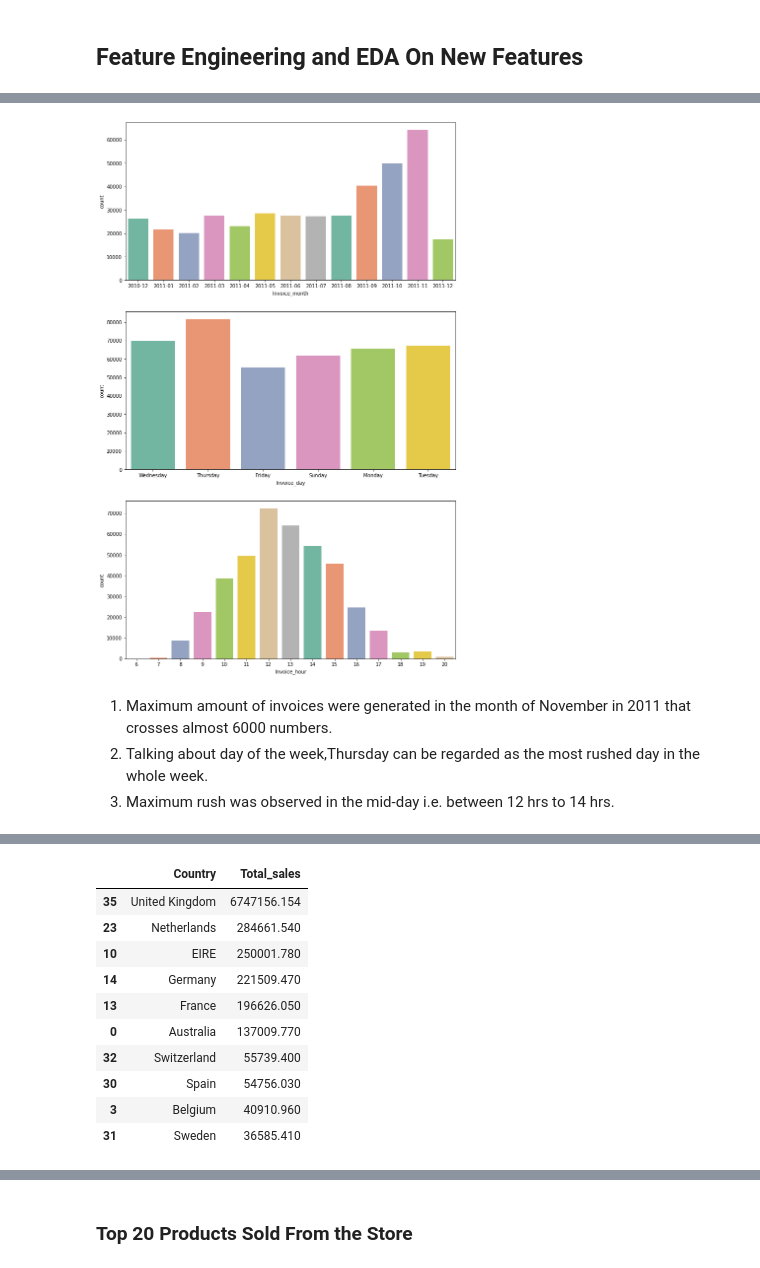
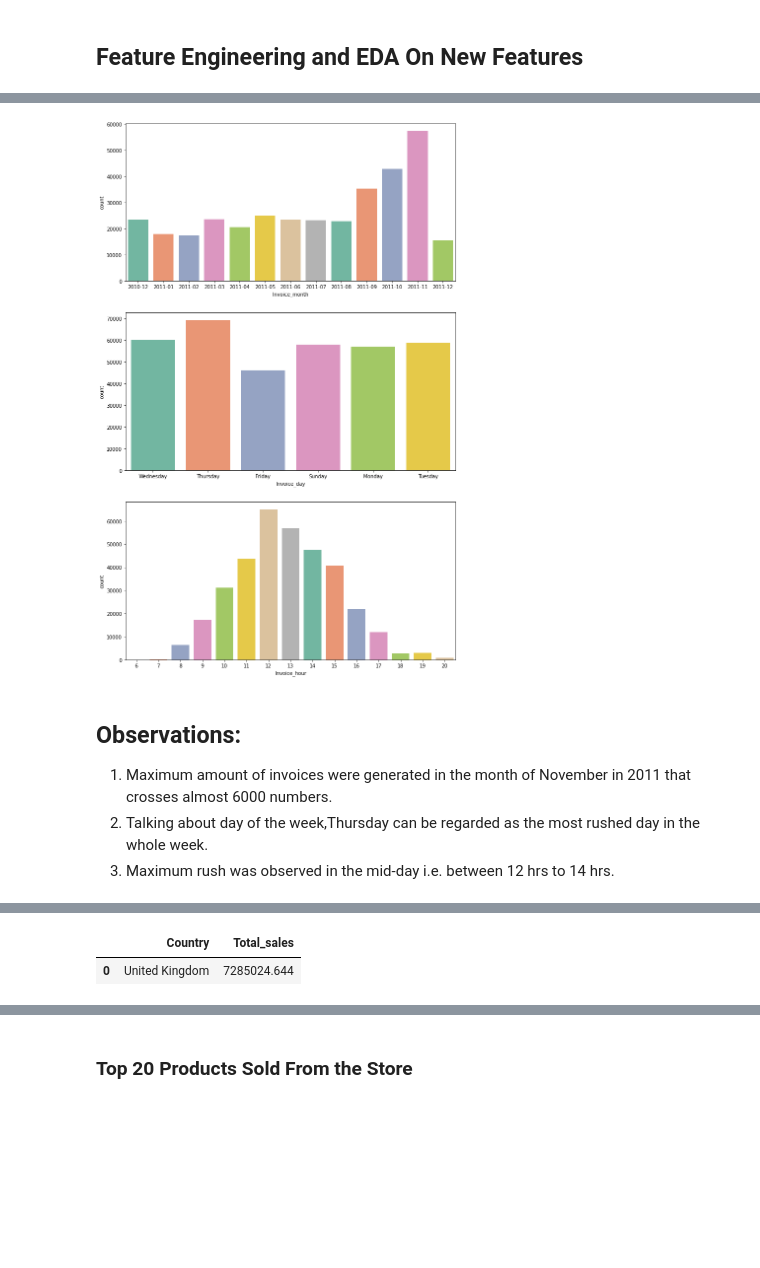
Before and after one commit to solankinitin1210/Capstone-Online-Retail-Customer-Segmentation, a Jupyter notebook: Online_Retail_Customer_Segmentation_Capstone_Project.ipynb, the cells around one changed output, grey strips where cells are left out. Cells and saved outputs as stored; diff of their text form; code cells hidden in the pictures; blank space fills up the shorter version.

```diff
--- a/Online_Retail_Customer_Segmentation_Capstone_Project.ipynb
+++ b/Online_Retail_Customer_Segmentation_Capstone_Project.ipynb
@@ -45,7 +59,8 @@ from IPython.display import display_html
 # **Loading Dataset**
 # %%
 #importing the dataset in our colab envirnoment
-df=pd.read_excel('/content/drive/MyDrive/Almabetter/Capstone Project 4/Online Retail.xlsx')
+working_dir_path ="/content/drive/MyDrive/Almabetter/Capstone Project 4/Online Retail.xlsx"
+df=pd.read_excel(working_dir_path)
 # %% [markdown]
 #  **Initial Data review**
 # %%
@@ -446,14 +501,14 @@ df.shape
 Majority of the transactions are from United Kingdom,other countries are costitute very small proportions in order to make our segmentation clean we will be going ahead with the United Kingdom data only.
 # %%
 # Filtering the dataset
-df = df.loc[df['Country'] == 'United Kingdom']
+uk_data = df.loc[df['Country'] == 'United Kingdom']
 # %% [markdown]
 ## **Feature Engineering and EDA On New Features**
 # %%
 # Adding new features month , day and hour from invoice date
-df['Invoice_day'] = df['InvoiceDate'].dt.day_name()
-df['Invoice_hour'] = df['InvoiceDate'].dt.hour
-df['Invoice_month']=df['InvoiceDate'].dt.to_period('M')
-df['month']=df['InvoiceDate'].dt.month_name()
-df['purchase_date']=df["InvoiceDate"].dt.date
+uk_data['Invoice_day'] = uk_data['InvoiceDate'].dt.day_name()
+uk_data['Invoice_hour'] = uk_data['InvoiceDate'].dt.hour
+uk_data['Invoice_month']=uk_data['InvoiceDate'].dt.to_period('M')
+uk_data['month']=uk_data['InvoiceDate'].dt.month_name()
+uk_data['purchase_date']=uk_data["InvoiceDate"].dt.date
 # %%
@@ -494,10 +549,11 @@ fig = plt.figure(figsize=(12,20))
 for i in range(len(columns)):
   col=columns[i]
   sub=fig.add_subplot(3,1,i+1)
-  chart = sns.countplot(data=df,x=col,palette="Set2")
+  chart = sns.countplot(data=uk_data,x=col,palette="Set2")
 # %% [output]
-[figure, old version]
+[figure, new version]
 # %% [markdown]
+## Observations:
 1. Maximum amount of invoices were generated in the month of November in 2011 that crosses almost 6000 numbers.
 2. Talking about day of the week,Thursday can be regarded as the most rushed day in the whole week.
 3. Maximum rush was observed in the mid-day i.e. between 12 hrs to 14 hrs.
@@ -516,20 +572,11 @@ df.head()
 | 4 | 536365 | 84029E | RED WOOLLY HOTTIE WHITE HEART. | 6 | 2010-12-01 08:26:00 | 3.39 | 17850.0 | United Kingdom | Wednesday | ... |
 # %%
 ## Generating the dataframe of country w.r.t the Revenue generated
-Top10_Country_revenue=df.groupby('Country')['Total_sales'].sum().reset_index().sort_values('Total_sales',ascending=False).head(10)
+Top10_Country_revenue=uk_data.groupby('Country')['Total_sales'].sum().reset_index().sort_values('Total_sales',ascending=False).head(10)
 Top10_Country_revenue
 # %% [output]
 |  | Country | Total_sales |
-| 35 | United Kingdom | 6747156.154 |
-| 23 | Netherlands | 284661.540 |
-| 10 | EIRE | 250001.780 |
-| 14 | Germany | 221509.470 |
-| 13 | France | 196626.050 |
-| 0 | Australia | 137009.770 |
-| 32 | Switzerland | 55739.400 |
-| 30 | Spain | 54756.030 |
-| 3 | Belgium | 40910.960 |
-| 31 | Sweden | 36585.410 |
+| 0 | United Kingdom | 7285024.644 |
 # %%
 #Let's plot the Monthly growth
 plt.figure(figsize = (12,6))
```
Also changed, not shown: parts of 71 cells of this notebook.
